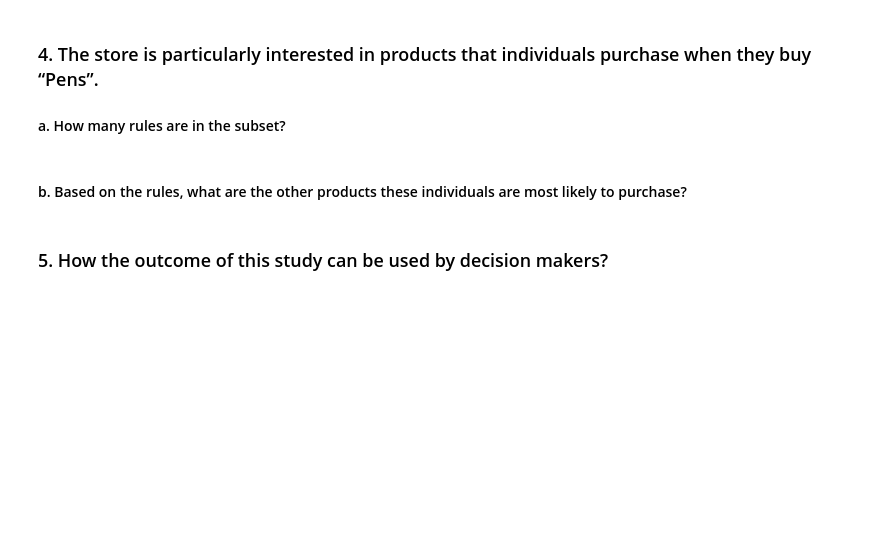
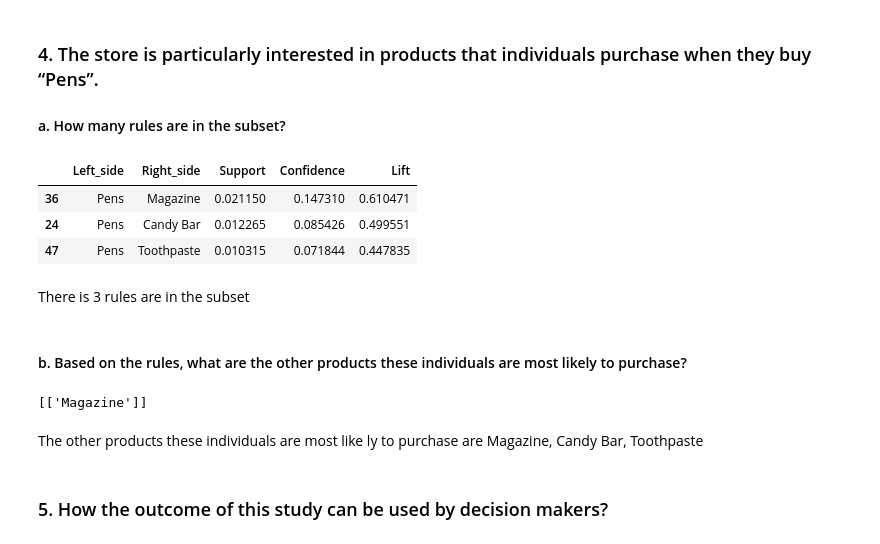
Before and after one commit to Minimaximize/QUT-IFN645-CaseStudy2, a Jupyter notebook: casestudy2.ipynb, the cells around one changed output. Cells and saved outputs as stored; diff of their text form; code cells hidden in the pictures; blank space fills up the shorter version.

```diff
--- a/casestudy2.ipynb
+++ b/casestudy2.ipynb
@@ -574,7 +574,7 @@ Distribution for cluster 3
 import pandas as pd
 
 # load the transaction dataset
-df = pd.read_csv('D:/QUT-Sem3/645/Assessment2/Casestudy2-Data-Py/pos_transactions.csv')
+df = pd.read_csv('Casestudy2-Data-Py/pos_transactions.csv')
 
 # info and the first 10 transactions
 print(df.info())
@@ -766,7 +870,24 @@ The rule has this value is Magazie & Greeding Cards -> Candy Bar
 # %% [markdown]
 ### 4. The store is particularly interested in products that individuals purchase when they buy “Pens”.
 #### a. How many rules are in the subset?
+# %%
+result_df.loc[result_df['Left_side'] == 'Pens']
+# %% [output]
+|  | Left_side | Right_side | Support | Confidence | Lift |
+| 36 | Pens | Magazine | 0.021150 | 0.147310 | 0.610471 |
+| 24 | Pens | Candy Bar | 0.012265 | 0.085426 | 0.499551 |
+| 47 | Pens | Toothpaste | 0.010315 | 0.071844 | 0.447835 |
+# %% [markdown]
+There is 3 rules are in the subset
 # %% [markdown]
 #### b. Based on the rules, what are the other products these individuals are most likely to purchase?
+# %%
+pensDf = result_df[result_df['Left_side'] == 'Pens']
+otherProducts = pensDf.groupby(['Left_side'])['Right_side'].apply(list)
+otherProducts.tolist()
+# %% [output]
+[['Magazine']]
+# %% [markdown]
+The other products these individuals are most like ly to purchase are Magazine, Candy Bar, Toothpaste
 # %% [markdown]
 ### 5. How the outcome of this study can be used by decision makers?
```
Also changed, not shown: parts of 65 cells of this notebook, 4 other files.
